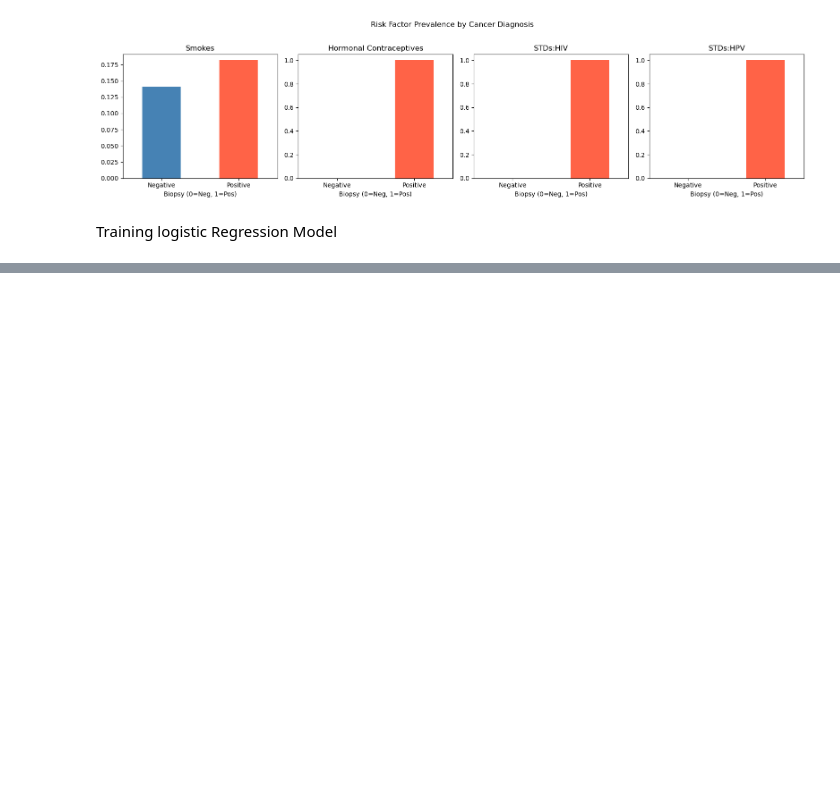
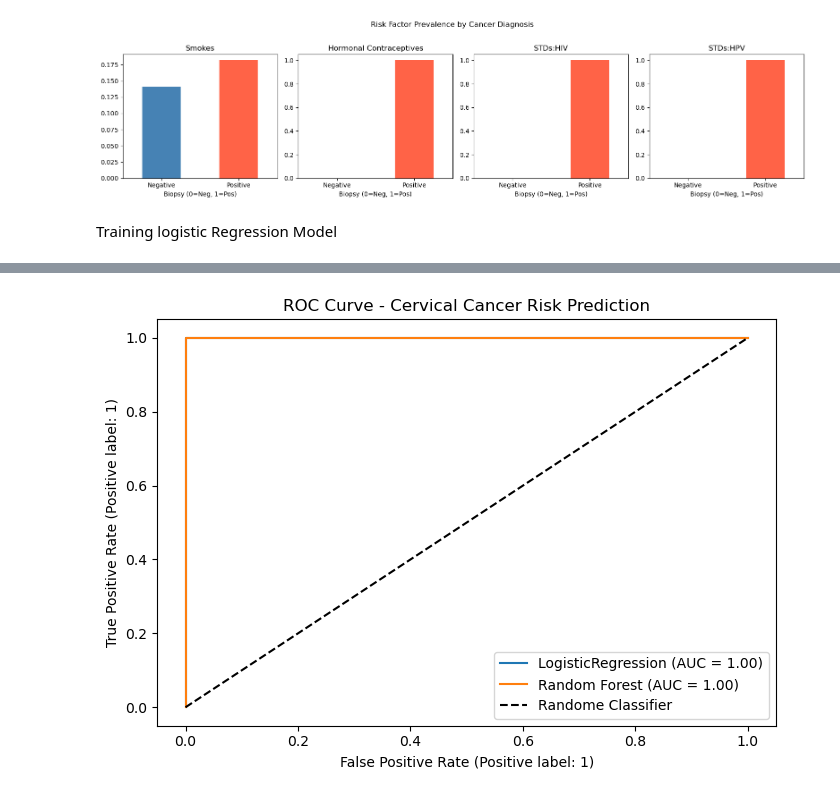
Before and after one commit to Pujakadayat/cervical-cancer-risk-classification, a Jupyter notebook: uci_cervical_cancer.ipynb, the cells around one changed output, grey strips where cells are left out. Cells and saved outputs as stored; diff of their text form; code cells hidden in the pictures; blank space fills up the shorter version.

Commit message:
Add ROC Curve

```diff
--- a/uci_cervical_cancer.ipynb
+++ b/uci_cervical_cancer.ipynb
@@ -285,0 +337,15 @@ print(confusion_matrix(y_test, y_pred_rf_lower))
+# %%
+from sklearn.metrics import RocCurveDisplay
+
+fig, ax = plt.subplots(figsize= (7,5))
+
+RocCurveDisplay.from_estimator(model,X_test_scaled, y_test, name = "LogisticRegression", ax= ax)
+RocCurveDisplay.from_estimator(rf_model,X_test_scaled,y_test,name= "Random Forest", ax= ax)
+
+ax.plot([0,1],[0,1], 'k--', label = 'Randome Classifier')
+ax.set_title('ROC Curve - Cervical Cancer Risk Prediction')
+ax.legend()
+plt.tight_layout()
+plt.show()
+# %% [output]
+[figure, added]
```
Also changed, not shown: parts of 7 cells of this notebook.
